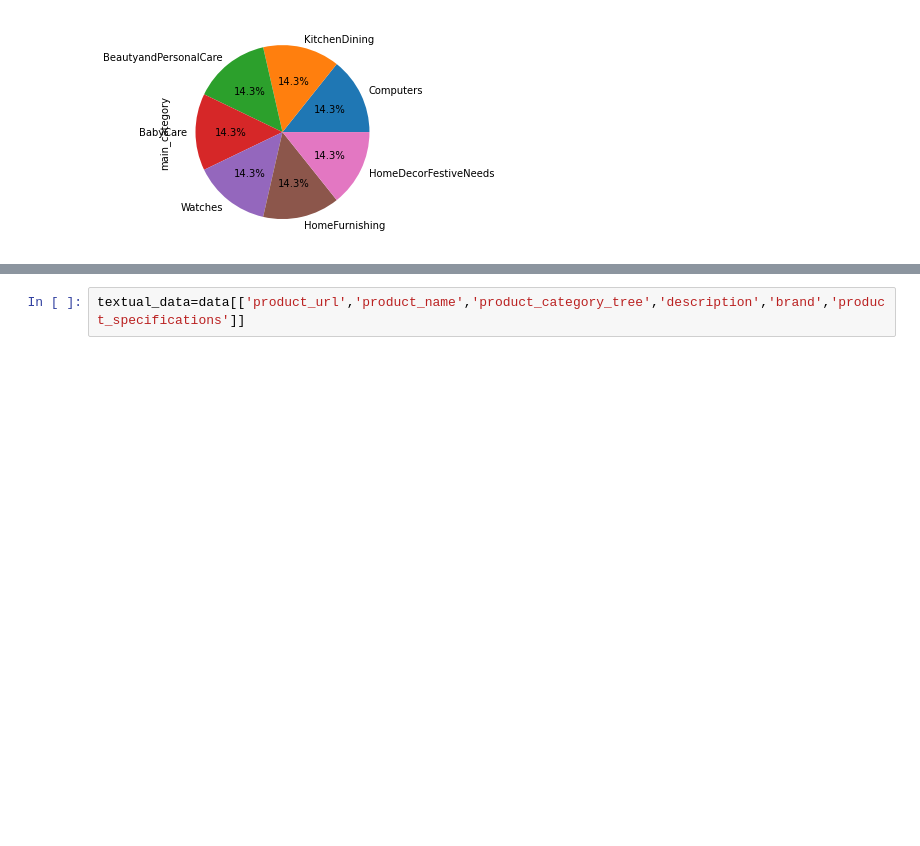
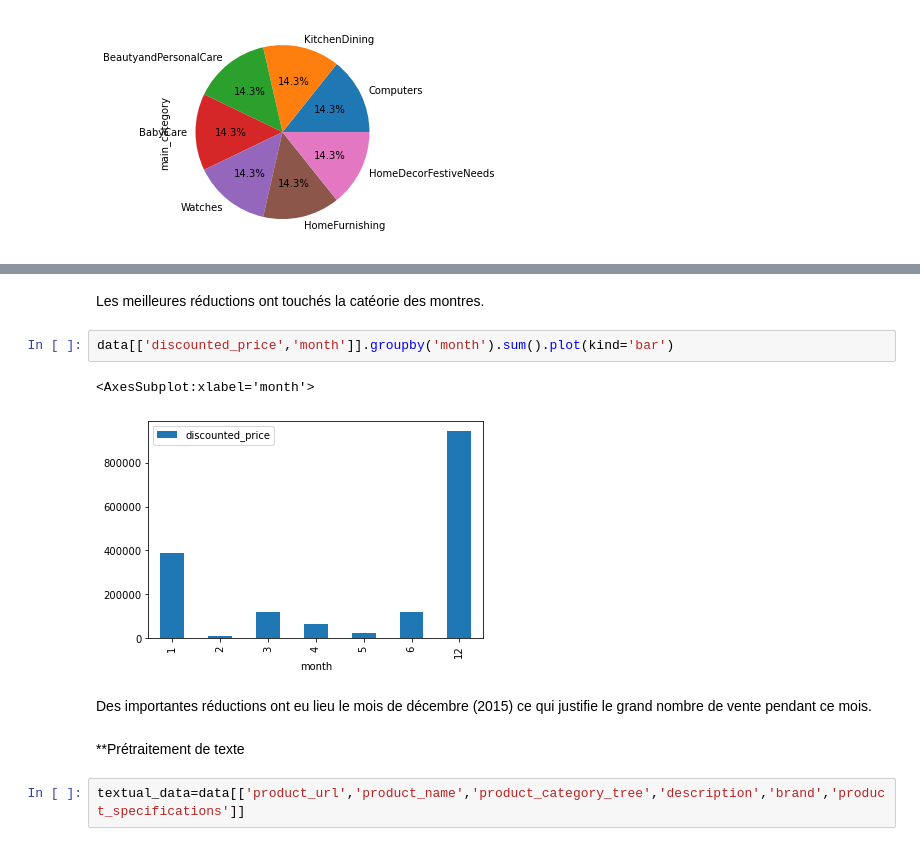
Before and after one commit to roua95/Classification-automatique-des-biens-de-consommation, a Jupyter notebook: text preprocessing.ipynb, the cells around one changed output, grey strips where cells are left out. Saved outputs shown, nothing was run; the diff lists cells and outputs as text; blank space fills up the shorter version.

```diff
--- a/text preprocessing.ipynb
+++ b/text preprocessing.ipynb
@@ -109,3 +163,14 @@ data.main_category.value_counts().plot(kind='pie',autopct='%1.1f%%')
+# %% [markdown]
+Les meilleures réductions ont touchés la catéorie des montres.
+# %%
+data[['discounted_price','month']].groupby('month').sum().plot(kind='bar')
+# %% [output]
+<AxesSubplot:xlabel='month'>
+[figure, added]
+# %% [markdown]
+Des importantes réductions ont eu lieu le mois de décembre (2015) ce qui justifie le grand nombre de vente pendant ce mois.
+# %% [markdown]
+**Prétraitement de texte
 # %%
 textual_data=data[['product_url','product_name','product_category_tree','description','brand','product_specifications']]
 # %%
```
Also changed, not shown: parts of 13 cells of this notebook.
